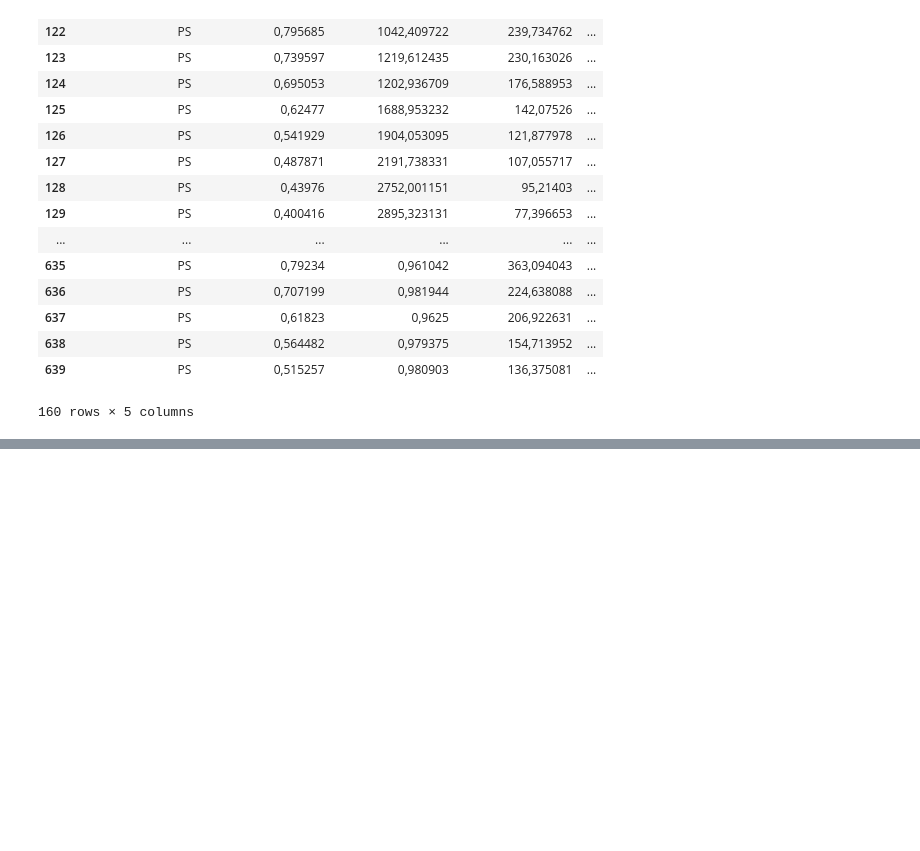
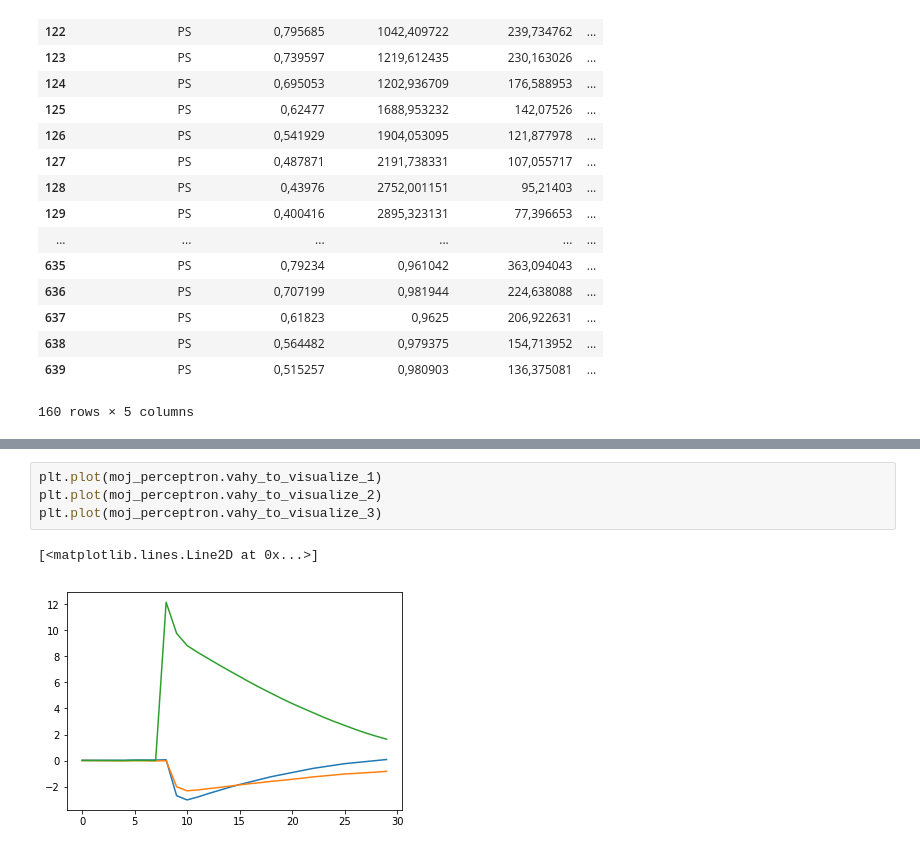
Before and after one commit to georgeob/Centes_NS2020, a Jupyter notebook: projekt.ipynb, the cells around one changed output, grey strips where cells are left out. Cells and saved outputs as stored; diff of their text form; blank space fills up the shorter version.

```diff
--- a/projekt.ipynb
+++ b/projekt.ipynb
@@ -197,0 +287,7 @@ ocistene3.to_excel('ocistene3.xlsx', sheet_name='sheet1', index=False)
+# %%
+plt.plot(moj_perceptron.vahy_to_visualize_1)
+plt.plot(moj_perceptron.vahy_to_visualize_2)
+plt.plot(moj_perceptron.vahy_to_visualize_3)
+# %% [output]
+[<matplotlib.lines.Line2D at 0x...>]
+[figure, added]
```
Also changed, not shown: parts of 17 cells of this notebook, 1 other file.
